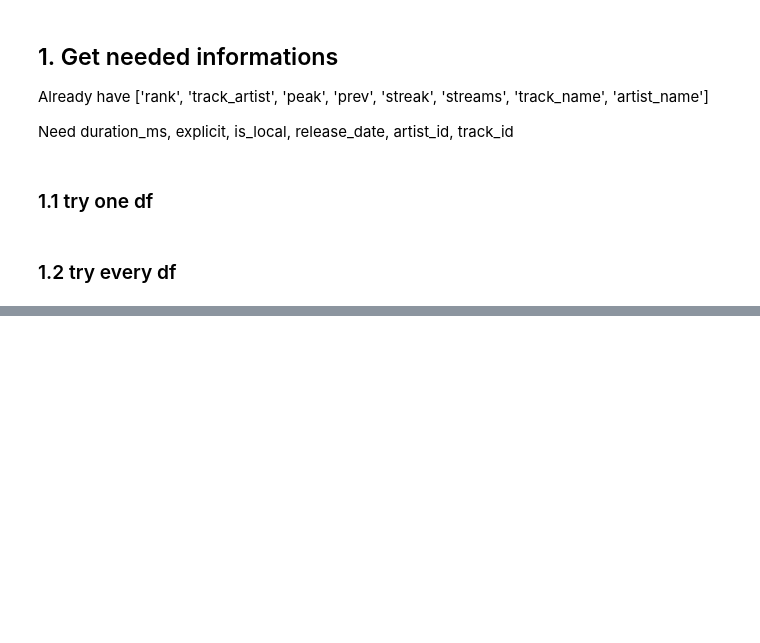
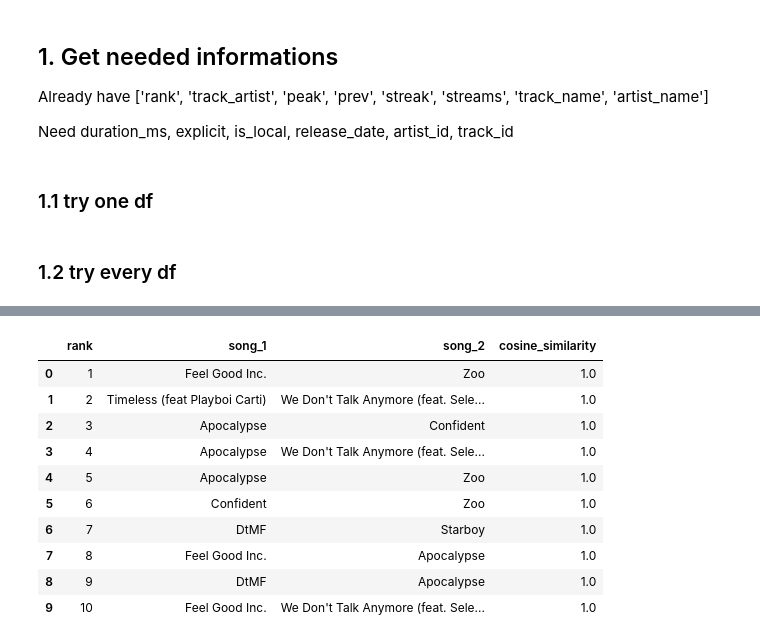
Before and after one commit to chichichen77/sta220, a Jupyter notebook: STA220_FinalProject_SpotifyMap.ipynb, the cells around one changed output, grey strips where cells are left out. Saved outputs shown, nothing was run; the diff lists cells and outputs as text; code cells hidden in the pictures; blank space fills up the shorter version.

```diff
--- a/STA220_FinalProject_SpotifyMap.ipynb
+++ b/STA220_FinalProject_SpotifyMap.ipynb
@@ -782,0 +1899,35 @@ all_country_dfs_enriched["taiwan"].head()
+# %%
+import numpy as np
+sim_df.index.name = None
+sim_df.columns.name = None
+
+mask = np.triu(np.ones(sim_df.shape), k=1).astype(bool)
+
+top_pairs = (
+    sim_df.where(mask)
+          .stack()
+          .reset_index()
+)
+
+top_pairs.columns = ['song_1', 'song_2', 'cosine_similarity']
+
+top10_pairs = top_pairs.sort_values(
+    by='cosine_similarity', ascending=False
+).head(10)
+
+top10_pairs = top10_pairs.reset_index(drop=True)
+top10_pairs.insert(0, 'rank', range(1, len(top10_pairs) + 1))
+
+top10_pairs
+# %% [output]
+|  | rank | song_1 | song_2 | cosine_similarity |
+| 0 | 1 | Feel Good Inc. | Zoo | 1.0 |
+| 1 | 2 | Timeless (feat Playboi Carti) | We Don't Talk Anymore (feat. Sele... | 1.0 |
+| 2 | 3 | Apocalypse | Confident | 1.0 |
+| 3 | 4 | Apocalypse | We Don't Talk Anymore (feat. Sele... | 1.0 |
+| 4 | 5 | Apocalypse | Zoo | 1.0 |
+| 5 | 6 | Confident | Zoo | 1.0 |
+| 6 | 7 | DtMF | Starboy | 1.0 |
+| 7 | 8 | Feel Good Inc. | Apocalypse | 1.0 |
+| 8 | 9 | DtMF | Apocalypse | 1.0 |
+| 9 | 10 | Feel Good Inc. | We Don't Talk Anymore (feat. Sele... | 1.0 |
```
Also changed, not shown: parts of 91 cells of this notebook, 13 other files.
